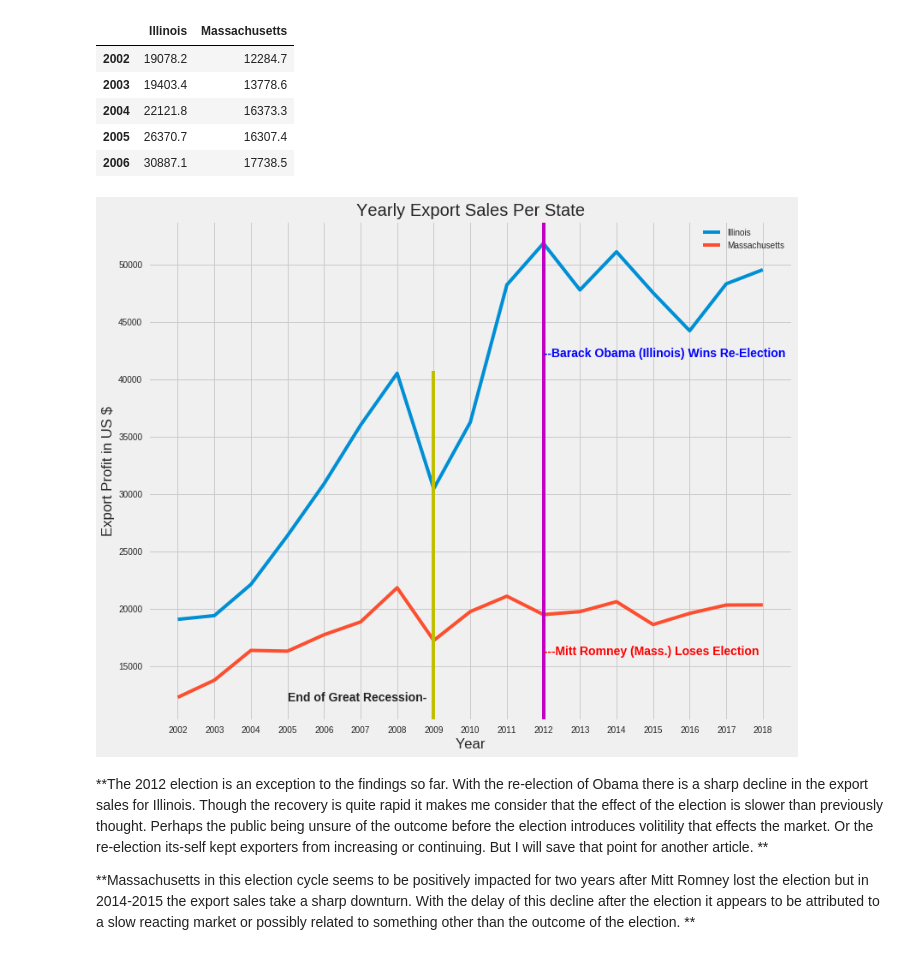
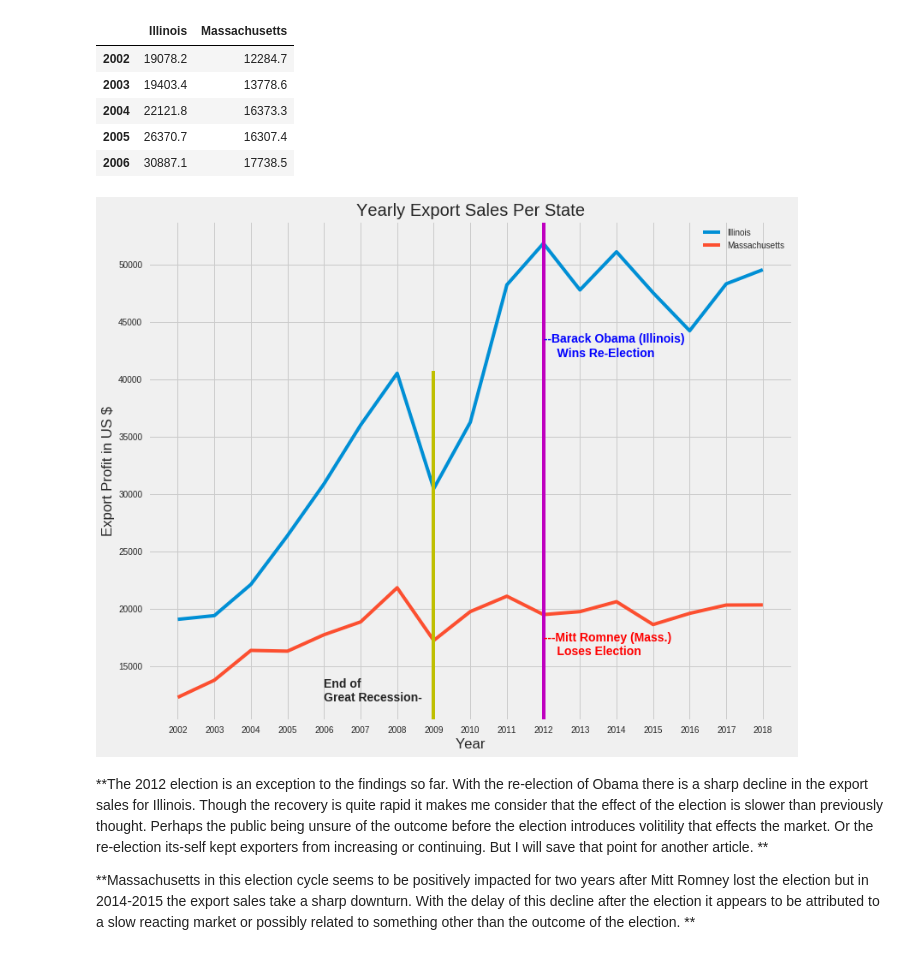
Before and after one commit to Dpgofast/Lambda-projects, a Jupyter notebook: Storytelling_project_E&E.ipynb, the cells around one changed output. Saved outputs shown, nothing was run; the diff lists cells and outputs as text; code cells hidden in the pictures.

```diff
--- a/Storytelling_project_E&E.ipynb
+++ b/Storytelling_project_E&E.ipynb
@@ -315,19 +358,20 @@ illmass.head()
 # %%
 plt.figure(figsize=(12,10))
 plt.plot(illmass)
 plt.title('Yearly Export Sales Per State')
 plt.ylabel('Export Profit in US $')
 plt.xlabel('Year')
 plt.axvline(2009,color='y',label='recession_end',ymax=0.7)
 plt.axvline(x= 2012, color='m')
 plt.legend([('Illinois'),('Massachusetts')])
-plt.text(x=2012, y= 42000,s=('--Barack Obama (Illinois) Wins Re-Election'),
+plt.text(x=2012, y= 42000,s=('--Barack Obama (Illinois) ''\n''    Wins Re-Election'),
          color= 'b',fontweight= 'bold')
-plt.text(x=2012,y=16000,s=('---Mitt Romney (Mass.) Loses Election '),
+plt.text(x=2012,y=16000,s=('---Mitt Romney (Mass.) ''\n''    Loses Election '),
          color= 'r',fontweight='bold')
-plt.text(x=2005,y=12000,s=('End of Great Recession-'),fontweight= 'bold');
+plt.text(x=2006,y=12000,s=('End of ''\n'
+                           'Great Recession-'),fontweight= 'bold');
 # %% [output]
-[figure, old version]
+[figure, new version]
 # %% [markdown]
 **The 2012 election is an exception to the findings so far. With the re-election of Obama there is a sharp decline in the export sales for Illinois. Though the recovery is quite rapid it makes me consider that the effect of the election is slower than previously thought. Perhaps the public being unsure of the outcome before the election introduces volitility that effects the market. Or the re-election its-self kept exporters from increasing or continuing. But I will save that point for another article. **
 
```
Also changed, not shown: parts of 51 cells of this notebook.
